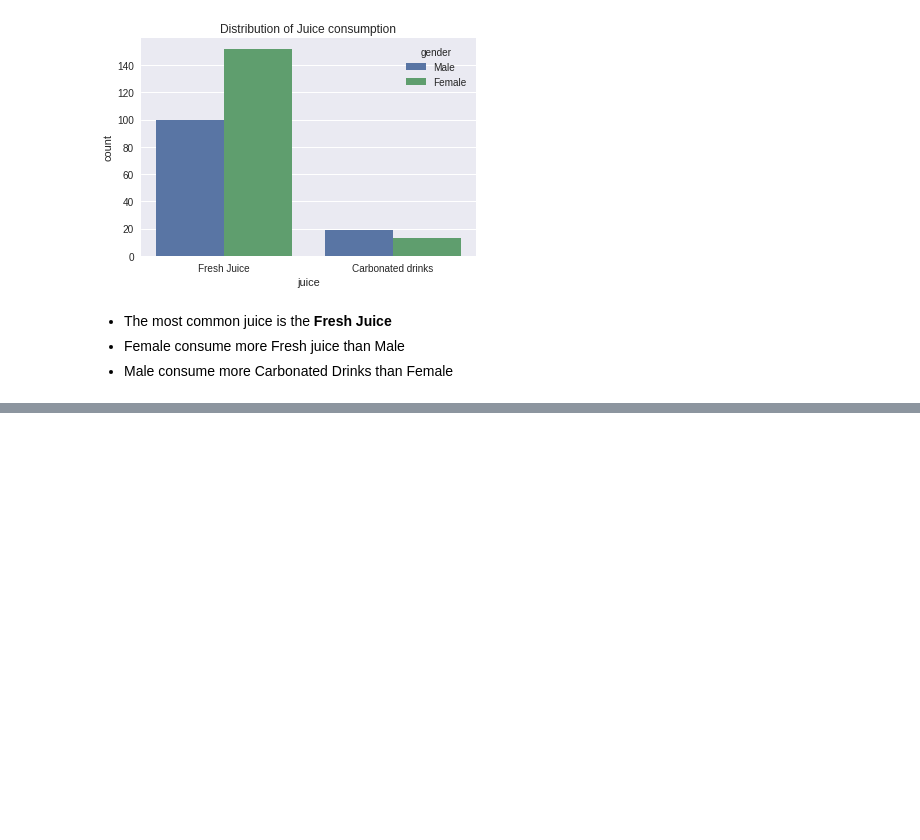
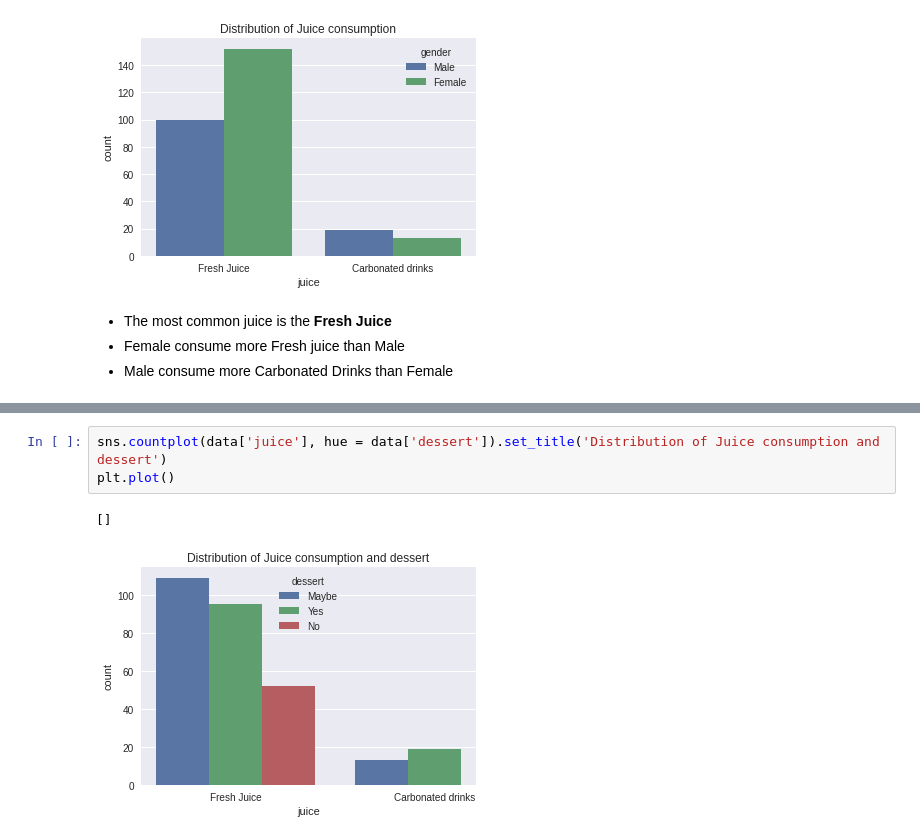
Before and after one commit to drizedunn/Food-Preference, a Jupyter notebook: food_preference.ipynb, the cells around one changed output, grey strips where cells are left out. Drawn from its saved outputs; the diff is of its cells as text; blank space fills up the shorter version.

```diff
--- a/food_preference.ipynb
+++ b/food_preference.ipynb
@@ -153,0 +138,6 @@ plt.show()
+# %%
+sns.countplot(data['juice'], hue = data['dessert']).set_title('Distribution of Juice consumption and dessert')
+plt.plot()
+# %% [output]
+[]
+[figure, added]
```
Also changed, not shown: parts of 8 cells of this notebook.
